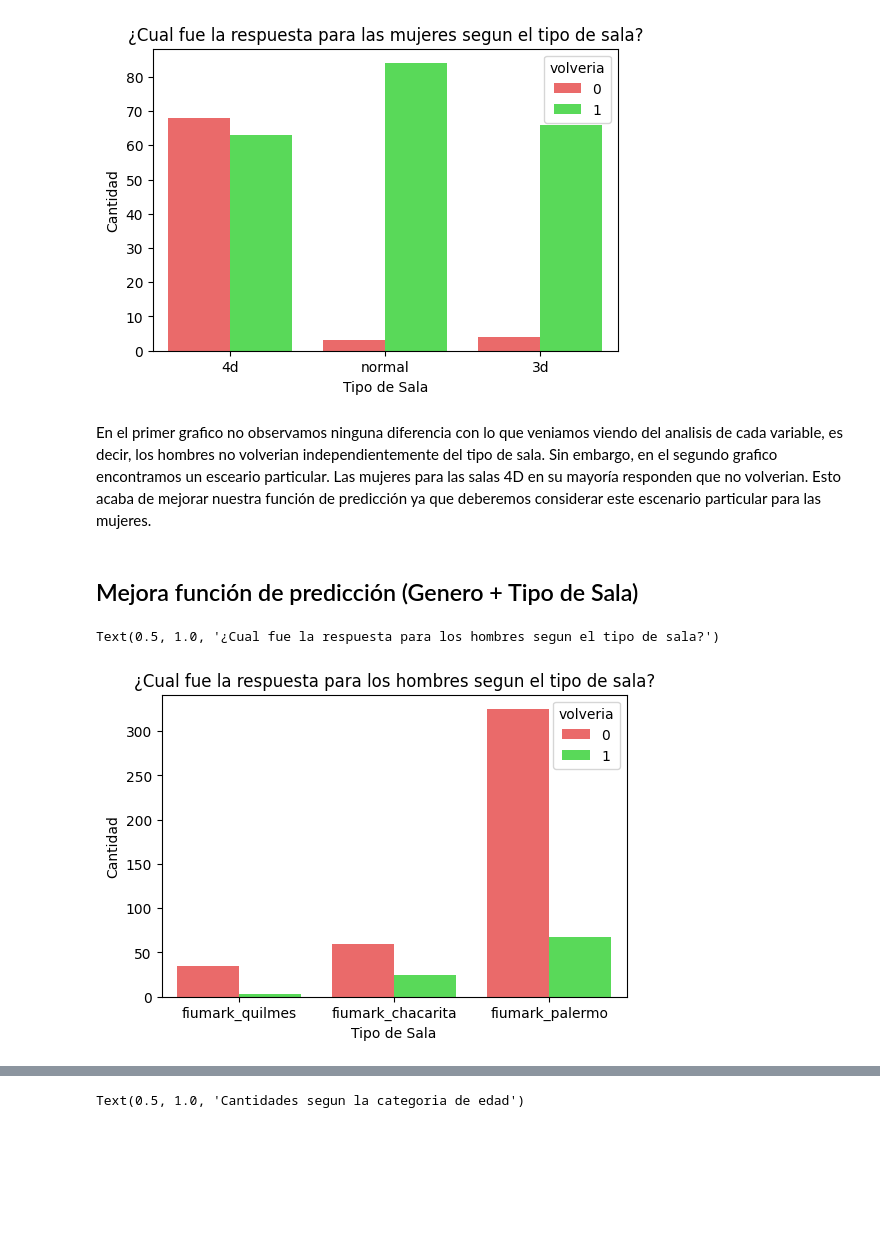
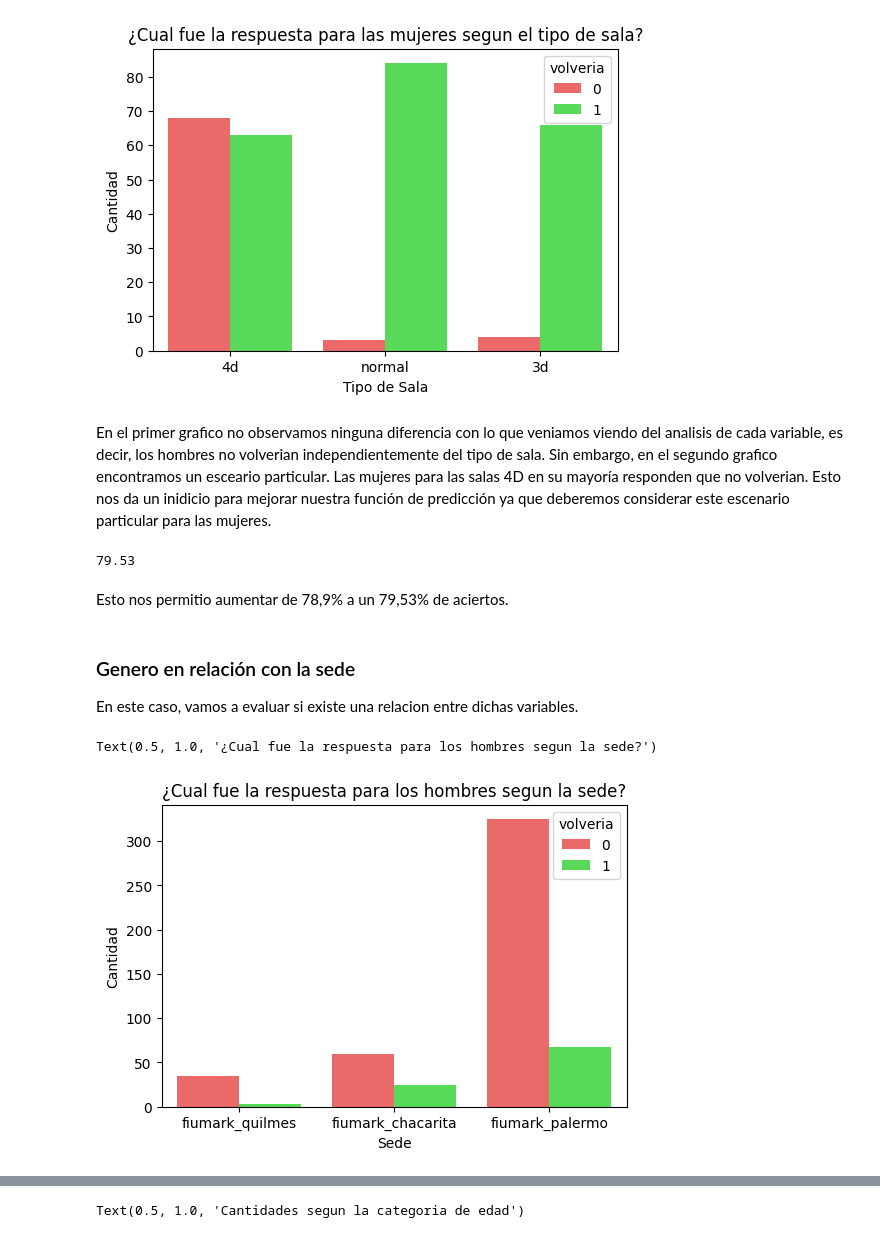
Before and after one commit to amaruDuran/7506-orgaDatos, a Jupyter notebook: tp1.ipynb, the cells around one changed output, grey strips where cells are left out. Drawn from its saved outputs; the diff is of its cells as text; code cells hidden in the pictures; blank space fills up the shorter version.

Commit message:
Tp 1 - Primera version final

```diff
--- a/tp1.ipynb
+++ b/tp1.ipynb
@@ -381,0 +416,9 @@ TODO Otras variables
+# %%
+def transformar_acompañado(amigos, parientes):
+    return ((amigos > 0) | (parientes > 0))
+
+df['acompañado'] = df.apply(lambda x: transformar_acompañado(x.amigos, x.parientes), axis=1)
+plt.figure(dpi=120)
+plt.hlines(xmin=-1, xmax=3, y=[50,100,150,200,250,300,350], color='gray', linestyle='dotted' )
+sns.countplot(data=df, x='acompañado', hue='volveria', palette={0: '#FF5555', 1: '#44EE44'}, orient="vertical")
+plt.show()
@@ -538,18 +598,30 @@ plt.title("¿Cual fue la respuesta para las mujeres segun el tipo de sala?")
 Text(0.5, 1.0, '¿Cual fue la respuesta para las mujeres segun el tipo de sala?')
 [figure]
 # %% [markdown]
-En el primer grafico no observamos ninguna diferencia con lo que veniamos viendo del analisis de cada variable, es decir, los hombres no volverian independientemente del tipo de sala. Sin embargo, en el segundo grafico encontramos un esceario particular. Las mujeres para las salas 4D en su mayoría responden que no volverian. Esto acaba de mejorar nuestra función de predicción ya que deberemos considerar este escenario particular para las mujeres.
+En el primer grafico no observamos ninguna diferencia con lo que veniamos viendo del analisis de cada variable, es decir, los hombres no volverian independientemente del tipo de sala. Sin embargo, en el segundo grafico encontramos un esceario particular. Las mujeres para las salas 4D en su mayoría responden que no volverian. Esto nos da un inidicio para mejorar nuestra función de predicción ya que deberemos considerar este escenario particular para las mujeres.
-# %% [markdown]
-## Mejora función de predicción (Genero + Tipo de Sala)
+# %%
+def funcionPrediccion(fila):
+    if (fila['genero'] == 'mujer') & (fila['tipo_de_sala'] != '4d'):
+        return 1
+    return 0
+accuracy(df)
+# %% [output]
+79.53
+# %% [markdown]
+Esto nos permitio aumentar de 78,9% a un 79,53% de aciertos.
+# %% [markdown]
+### Genero en relación con la sede
+
+En este caso, vamos a evaluar si existe una relacion entre dichas variables.
 # %%
 plt.figure(dpi=100)
 sns.countplot(data=df[df['genero'] == 'hombre' ], x='nombre_sede', hue='volveria', palette={0: '#FF5555', 1: '#44EE44'},orient="vertical")
 plt.ylabel("Cantidad")
-plt.xlabel("Tipo de Sala")
-plt.title("¿Cual fue la respuesta para los hombres segun el tipo de sala?")
+plt.xlabel("Sede")
+plt.title("¿Cual fue la respuesta para los hombres segun la sede?")
 # %% [output]
-Text(0.5, 1.0, '¿Cual fue la respuesta para los hombres segun el tipo de sala?')
+Text(0.5, 1.0, '¿Cual fue la respuesta para los hombres segun la sede?')
-[figure, old version]
+[figure, new version]
 # %%
 plt.figure(dpi=100)
 sns.countplot(data=df[df['genero'] == 'mujer' ], x='nombre_sede', hue='volveria', palette={0: '#FF5555', 1: '#44EE44'},orient="vertical")
```
Also changed, not shown: parts of 123 cells of this notebook.
